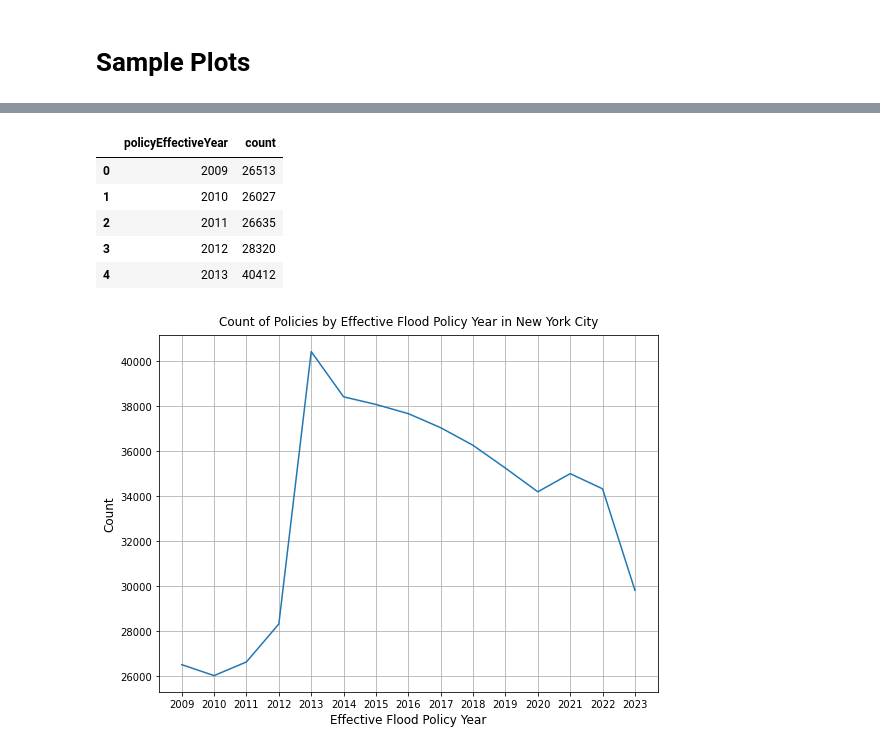
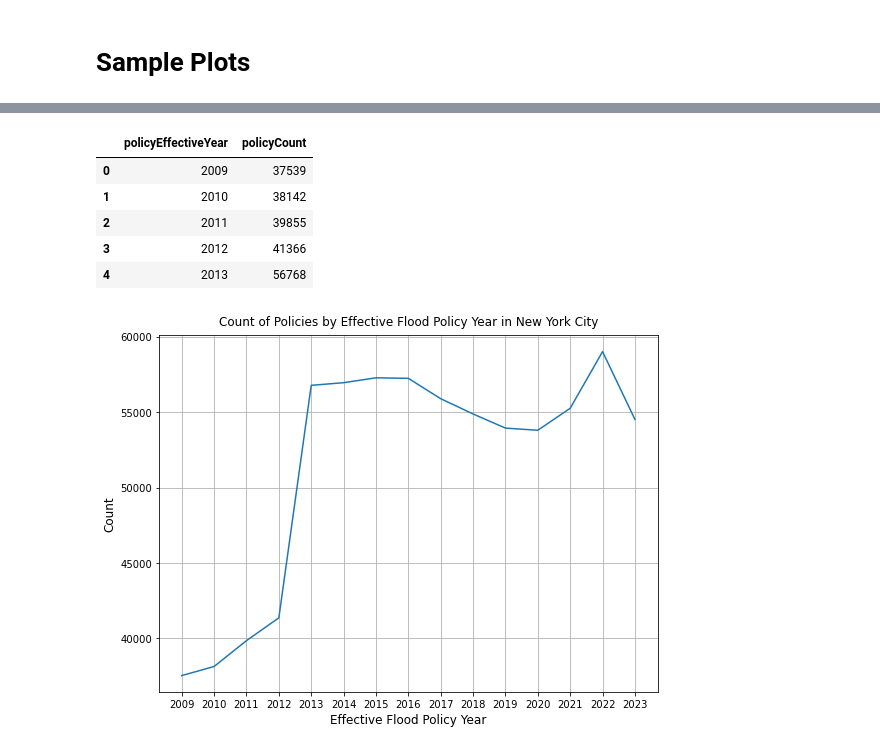
Before and after one commit to mebauer/fema-nfip-nyc, a Jupyter notebook: sample-analysis.ipynb, the cells around one changed output, grey strips where cells are left out. Drawn from its saved outputs; the diff is of its cells as text; code cells hidden in the pictures.

```diff
--- a/sample-analysis.ipynb
+++ b/sample-analysis.ipynb
@@ -146,10 +160,9 @@ plt.tight_layout()
 df['policyEffectiveYear'] = pd.to_datetime(df['policyEffectiveDate'], errors='coerce').dt.year
 
 effective_date = (
-    df.groupby(by='policyEffectiveYear')['id']
-    .count()
+    df.groupby(by='policyEffectiveYear')['policyCount']
+    .sum()
     .reset_index()
-    .rename(columns={'id':'count'})
     .astype({'policyEffectiveYear':'int'})
     .sort_values(by='policyEffectiveYear')
 )
@@ -158,35 +171,36 @@ effective_date = effective_date.loc[effective_date['policyEffectiveYear'] < 2024
 
 effective_date.head()
 # %% [output]
-|  | policyEffectiveYear | count |
-| 0 | 2009 | 26513 |
-| 1 | 2010 | 26027 |
-| 2 | 2011 | 26635 |
-| 3 | 2012 | 28320 |
-| 4 | 2013 | 40412 |
+|  | policyEffectiveYear | policyCount |
+| 0 | 2009 | 37539 |
+| 1 | 2010 | 38142 |
+| 2 | 2011 | 39855 |
+| 3 | 2012 | 41366 |
+| 4 | 2013 | 56768 |
 # %%
 fig, ax = plt.subplots(figsize=(8, 6))
 
 sns.lineplot(
     x=effective_date['policyEffectiveYear'],
-    y=effective_date['count'],
+    y=effective_date['policyCount'],
     color='#1f77b4'
 )
 
 label = 'Count of Policies by Effective Flood Policy Year in New York City'
 plt.title(label, fontsize=12, pad=10)
 plt.grid(True)
 
 xticks = np.arange(
     effective_date['policyEffectiveYear'].min(),
     effective_date['policyEffectiveYear'].max() + 1,
     1
 )
 ax.set_xticks(xticks)
 
 plt.xlabel('Effective Flood Policy Year', fontsize=12)
 plt.ylabel('Count', fontsize=12)
 
 plt.tight_layout()
+plt.savefig('figures/effective-policies.png', bbox_inches='tight', dpi=250)
 # %% [output]
-[figure, old version]
+[figure, new version]
```
Also changed, not shown: parts of 7 cells of this notebook, 5 other files.
